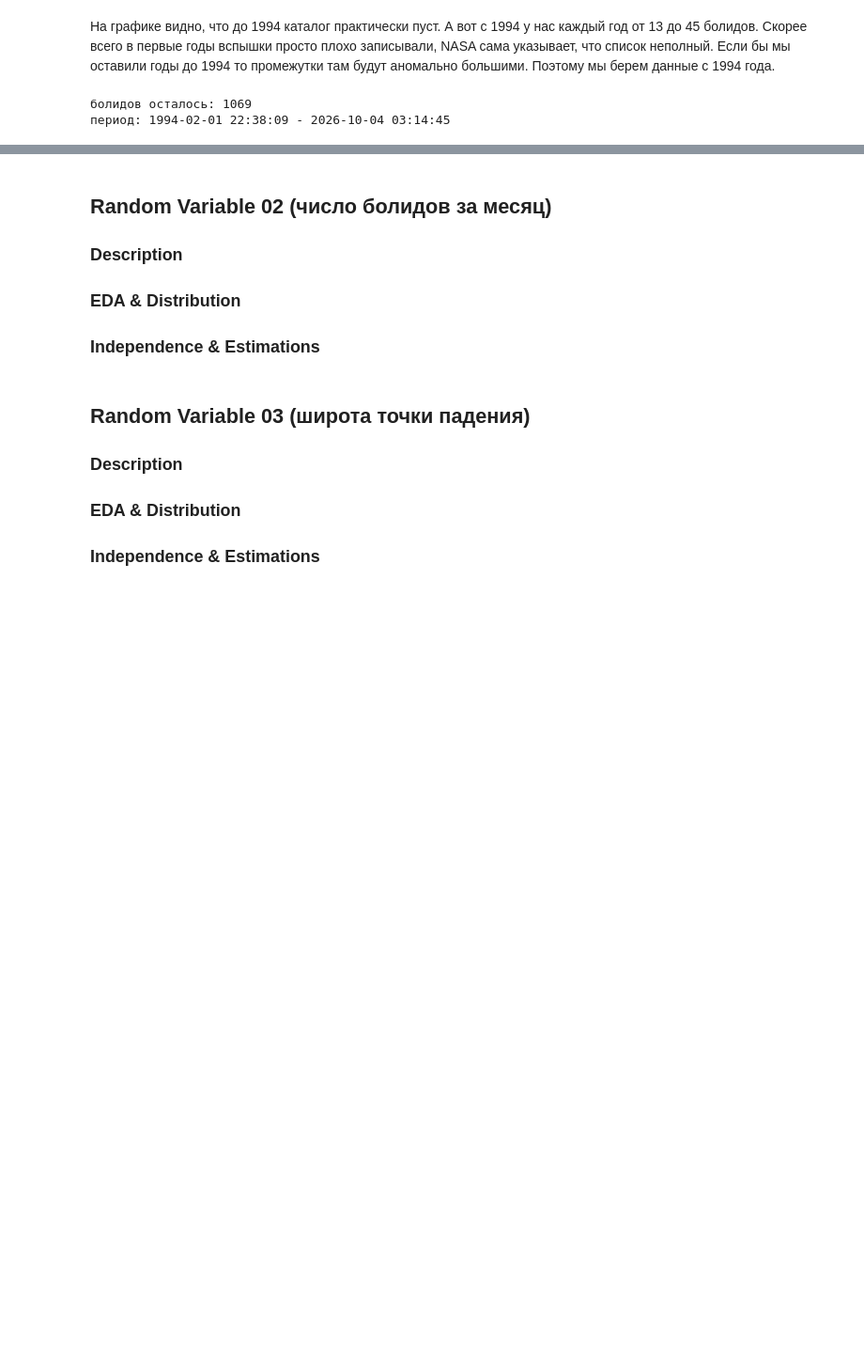
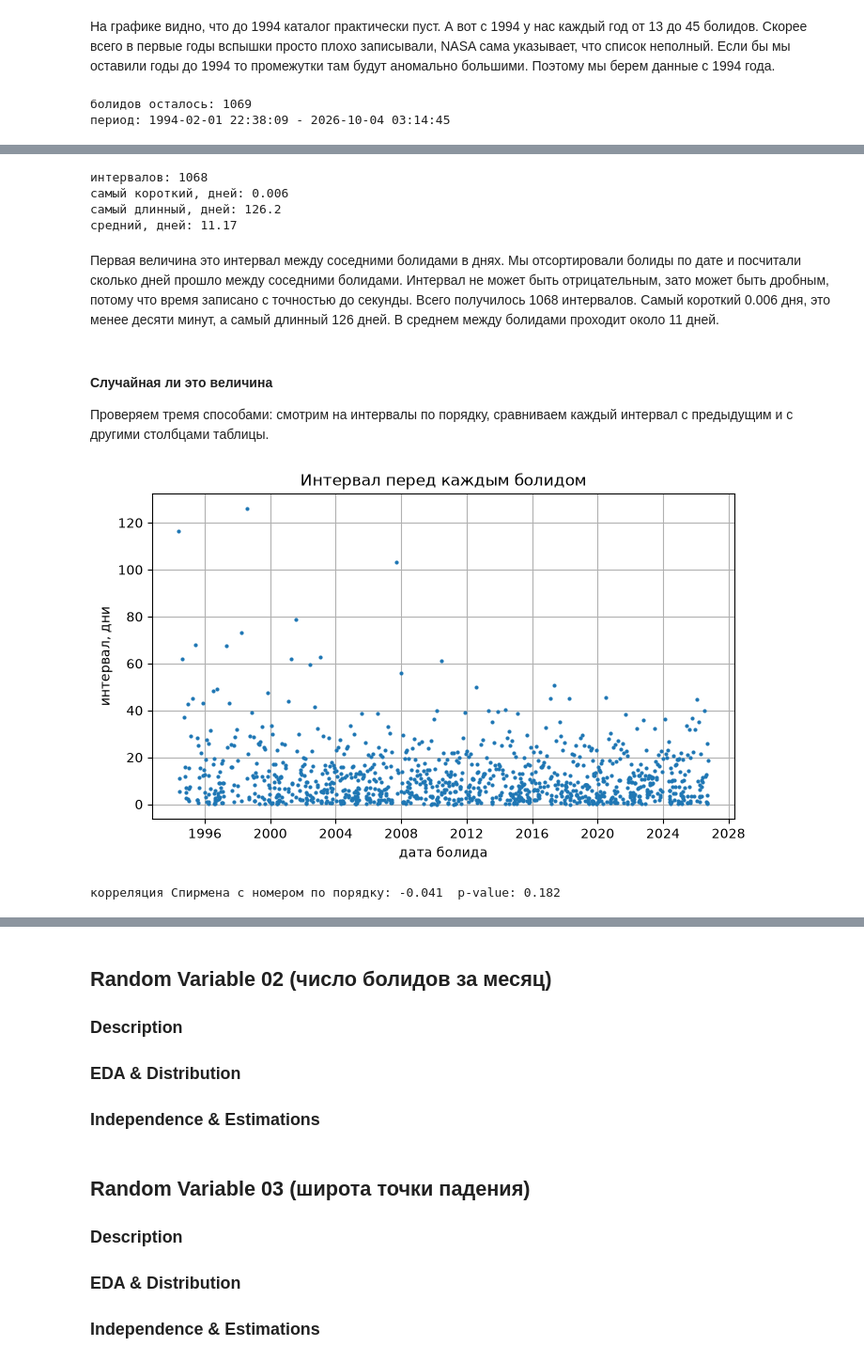
Before and after one commit to kotok9/app-stat-lab01, a Jupyter notebook: lab01_fireballs.ipynb, the cells around one changed output, grey strips where cells are left out. Shown at 94% size. Drawn from its saved outputs; the diff is of its cells as text; code cells hidden in the pictures; blank space fills up the shorter version.

Commit message:
Первая величина: интервалы между болидами, проверка что она случайная

```diff
--- a/lab01_fireballs.ipynb
+++ b/lab01_fireballs.ipynb
@@ -174,0 +171,4 @@ print("период:", df["date"].min(), "-", df["date"].max())
+# %%
+# интервал = сколько дней прошло от предыдущего болида до этого
+df["gap_days"] = df["date"].diff().dt.total_seconds() / 86400
+df[["date", "gap_days"]].head()
@@ -174,0 +182,33 @@ print("период:", df["date"].min(), "-", df["date"].max())
+# %%
+# у самого первого болида предыдущего нет, поэтому там пропуск, убираем его
+gaps = df["gap_days"].dropna().reset_index(drop=True)
+
+print("интервалов:", len(gaps))
+print("самый короткий, дней:", round(gaps.min(), 3))
+print("самый длинный, дней:", round(gaps.max(), 1))
+print("средний, дней:", round(gaps.mean(), 2))
+# %% [output]
+интервалов: 1068
+самый короткий, дней: 0.006
+самый длинный, дней: 126.2
+средний, дней: 11.17
+# %% [markdown]
+Первая величина это интервал между соседними болидами в днях. Мы отсортировали болиды по дате и посчитали сколько дней прошло между соседними болидами. Интервал не может быть отрицательным, зато может быть дробным, потому что время записано с точностью до секунды. Всего получилось 1068 интервалов. Самый короткий 0.006 дня, это менее десяти минут, а самый длинный 126 дней. В среднем между болидами проходит около 11 дней.
+# %% [markdown]
+#### Случайная ли это величина
+
+Проверяем тремя способами: смотрим на интервалы по порядку, сравниваем каждый интервал с предыдущим и с другими столбцами таблицы.
+# %%
+# 1. интервалы в том порядке, как они шли во времени
+plt.plot(df["date"][1:], gaps, ".", color=C_DATA, markersize=4)
+plt.title("Интервал перед каждым болидом")
+plt.xlabel("дата болида")
+plt.ylabel("интервал, дни")
+plt.show()
+
+# меняются ли интервалы со временем: корреляция интервала с его номером по порядку
+r, p = stats.spearmanr(np.arange(len(gaps)), gaps)
+print("корреляция Спирмена с номером по порядку:", round(r, 3), " p-value:", round(p, 3))
+# %% [output]
+[figure, added]
+корреляция Спирмена с номером по порядку: -0.041  p-value: 0.182
```
Also changed, not shown: parts of 7 cells of this notebook.
